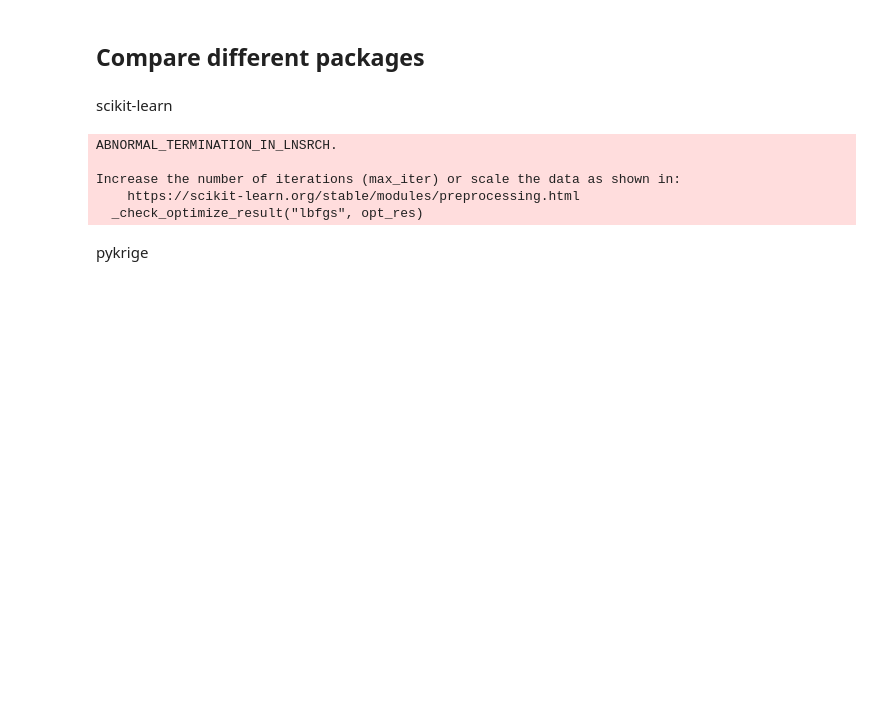
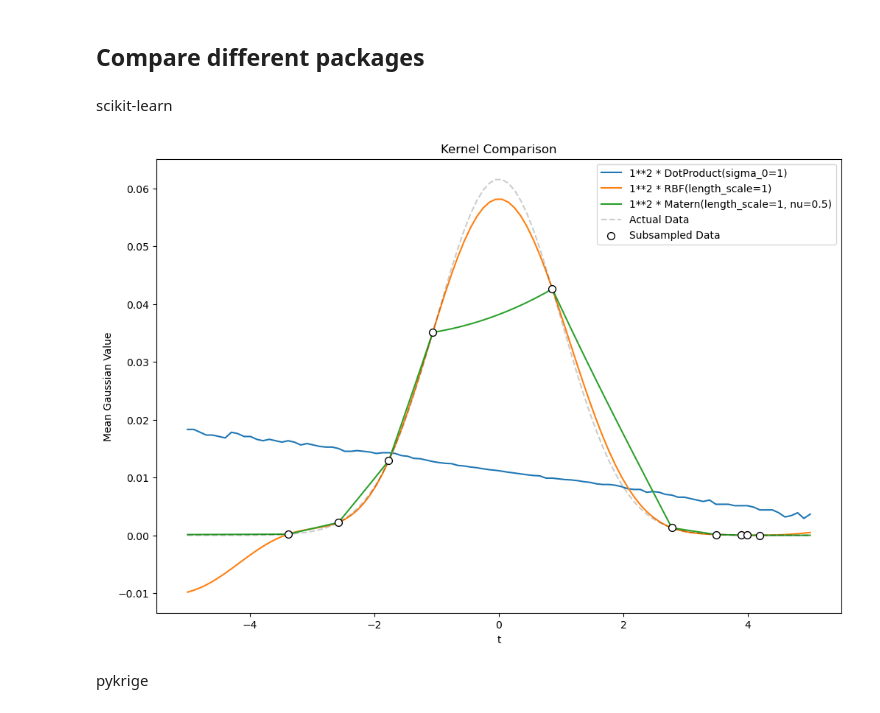
Before and after one commit to geo-smart/spacetime-elevation, a Jupyter notebook: contributors/morgan/1_One-dimensional_Implementations.ipynb, the cells around one changed output. Drawn from its saved outputs; the diff is of its cells as text; code cells hidden in the pictures; blank space fills up the shorter version.

```diff
--- a/contributors/morgan/1_One-dimensional_Implementations.ipynb
+++ b/contributors/morgan/1_One-dimensional_Implementations.ipynb
@@ -22,19 +71,28 @@ from sklearn.gaussian_process.kernels import RBF, ConstantKernel as C
 # %%
-X = X.reshape(-1,1)
+# List of kernels to test
+kernels = [
+    ConstantKernel() * DotProduct(), # Roughly analogous to "linear"
+    ConstantKernel() * RBF(), # Analogous to "gaussian"
+    ConstantKernel() * Matern(nu=0.5), # Analogous to "exponential"
+]
 
-# Define kernel
-kernel = C(1.0, (1e-3, 1e3)) * RBF(1.0, (1e-2, 1e2))
-gp = GaussianProcessRegressor(kernel=kernel, n_restarts_optimizer=10)
+plt.figure(figsize=(12, 8))
+
+for kernel in kernels:
+    gpr = GaussianProcessRegressor(kernel=kernel, n_restarts_optimizer=10)
+    gpr.fit(X, y)
+    y_pred, sigma = gpr.predict(X_all, return_std=True)
+    plt.plot(X_all, y_pred, label=str(kernel))
+
+plt.plot(X_all, y_all, 'k--', alpha=0.2, label="Actual Data")
+plt.scatter(X, y, c='white', s=50, zorder=10, edgecolors=(0, 0, 0), label="Subsampled Data")
+plt.legend()
+plt.xlabel("t")
+plt.ylabel("Mean Gaussian Value")
+plt.title("Kernel Comparison")
+plt.show()
+# %% [output]
+[figure, added]
-# %%
-# Fit and predict
-gp.fit(X, y)
-y_pred, sigma = gp.predict(X, return_std=True)
-# %% [output]
-ABNORMAL_TERMINATION_IN_LNSRCH.
-
-Increase the number of iterations (max_iter) or scale the data as shown in:
-    https://scikit-learn.org/stable/modules/preprocessing.html
-  _check_optimize_result("lbfgs", opt_res)
 # %% [markdown]
 pykrige
 # %%
```
Also changed, not shown: parts of 13 cells of this notebook.
